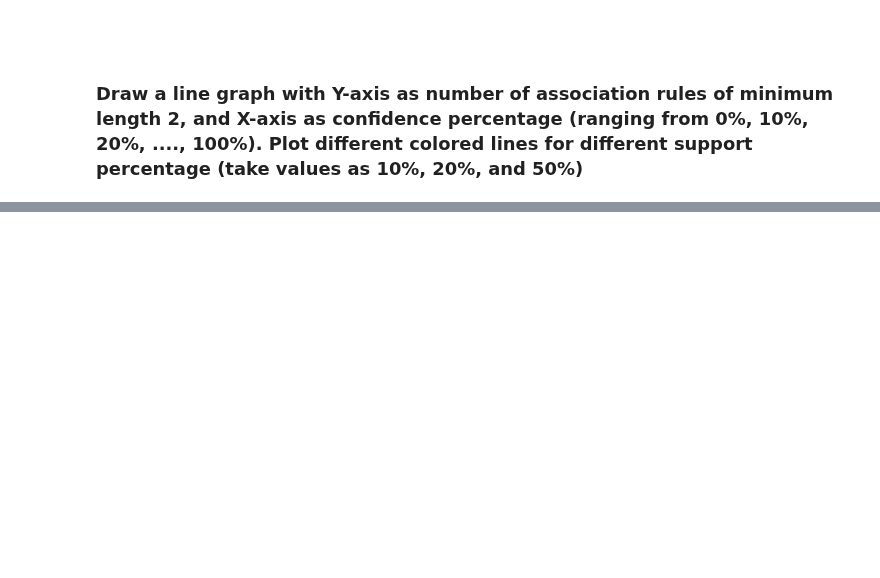
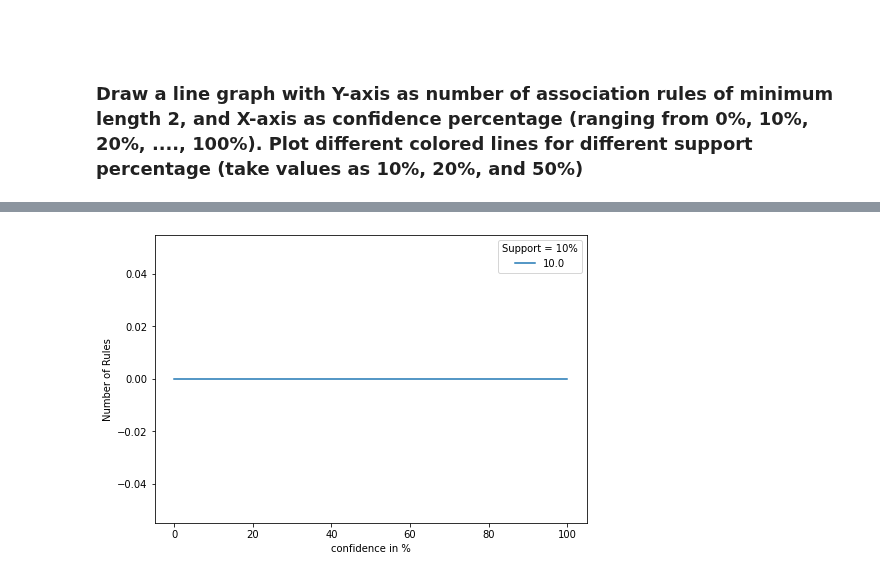
Before and after one commit to karunyads/MiniProject-FE, a Jupyter notebook: Mini_Project_2_Group_13.ipynb, the cells around one changed output, grey strips where cells are left out. Drawn from its saved outputs; the diff is of its cells as text; code cells hidden in the pictures; blank space fills up the shorter version.

```diff
--- a/Mini_Project_2_Group_13.ipynb
+++ b/Mini_Project_2_Group_13.ipynb
@@ -513,0 +514,14 @@ plt.show()
+# %%
+support_10 = results[results['support']==10]
+
+fig = plt.figure()
+ax = fig.add_axes([0,0,1,1])
+
+plt.plot(support_10['confidence'], support_10['num_of_rules'], label=support)
+
+ax.set_ylabel('Number of Rules')
+ax.set_xlabel('confidence in %')
+plt.legend(title='Support = 10%')
+plt.show()
+# %% [output]
+[figure, added]
```
Also changed, not shown: parts of 6 cells of this notebook.
